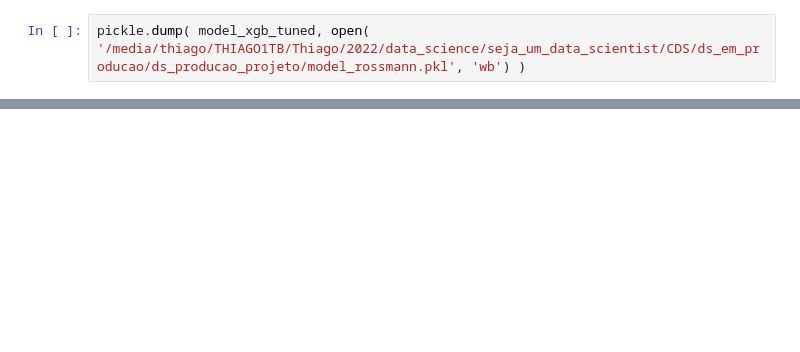
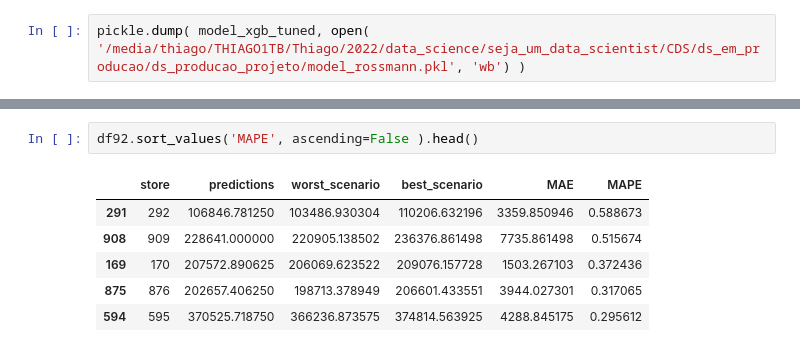
Before and after one commit to ThiagoBorges81/budget_estimation, a Jupyter notebook: notebooks/m07_v01_store_sales_prediction.ipynb, the cells around one changed output, grey strips where cells are left out. Saved outputs shown, nothing was run; the diff lists cells and outputs as text; blank space fills up the shorter version.

```diff
--- a/notebooks/m07_v01_store_sales_prediction.ipynb
+++ b/notebooks/m07_v01_store_sales_prediction.ipynb
@@ -1320,0 +1372,9 @@ pickle.dump( model_xgb_tuned, open( '/media/thiago/THIAGO1TB/Thiago/2022/data_sc
+# %%
+df92.sort_values('MAPE', ascending=False ).head()
+# %% [output]
+|  | store | predictions | worst_scenario | best_scenario | MAE | MAPE |
+| 291 | 292 | 106846.781250 | 103486.930304 | 110206.632196 | 3359.850946 | 0.588673 |
+| 908 | 909 | 228641.000000 | 220905.138502 | 236376.861498 | 7735.861498 | 0.515674 |
+| 169 | 170 | 207572.890625 | 206069.623522 | 209076.157728 | 1503.267103 | 0.372436 |
+| 875 | 876 | 202657.406250 | 198713.378949 | 206601.433551 | 3944.027301 | 0.317065 |
+| 594 | 595 | 370525.718750 | 366236.873575 | 374814.563925 | 4288.845175 | 0.295612 |
```
Also changed, not shown: parts of 13 cells of this notebook.
